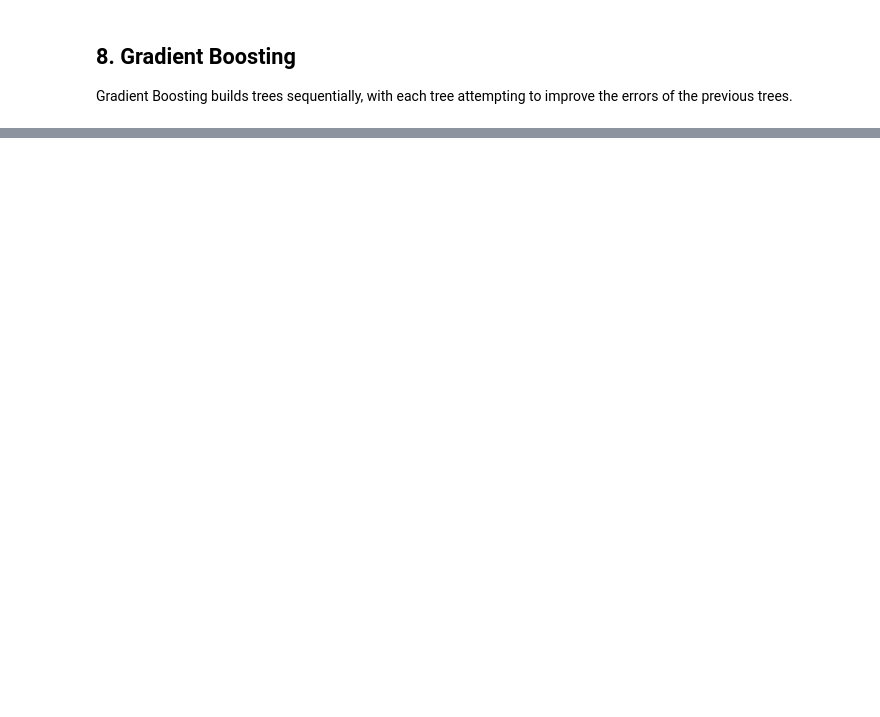
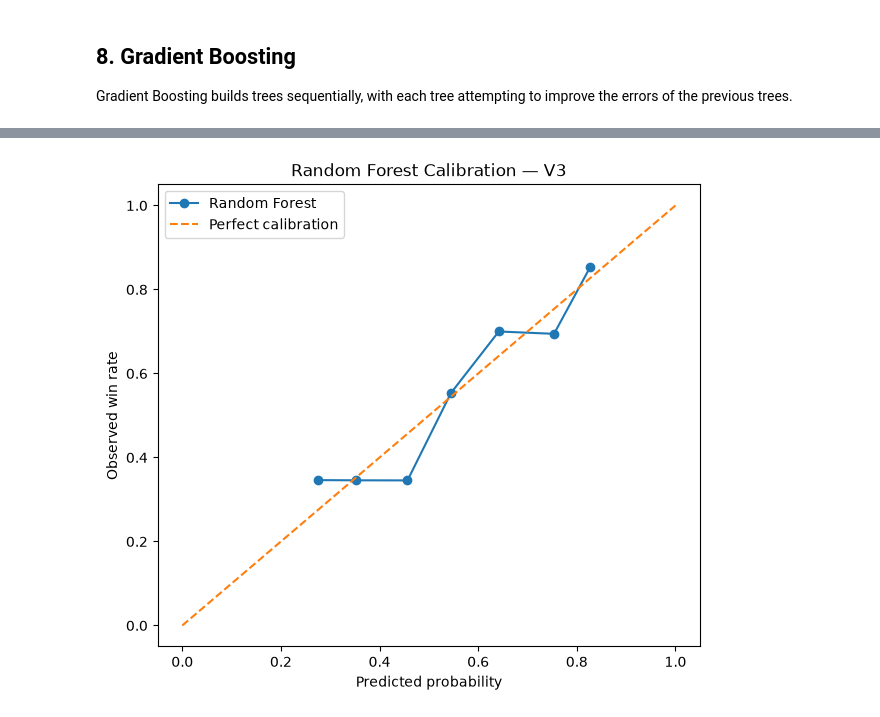
Before and after one commit to Joaquin2108/NFL-GamePredictor, a Jupyter notebook: Notebooks/modeling.ipynb, the cells around one changed output, grey strips where cells are left out. Saved outputs shown, nothing was run; the diff lists cells and outputs as text; code cells hidden in the pictures; blank space fills up the shorter version.

Commit message:
Modeling

```diff
--- a/Notebooks/modeling.ipynb
+++ b/Notebooks/modeling.ipynb
@@ -126,0 +155,8 @@ test_data = model_data.filter(
+# %%
+train_v3 = train_data.drop_nulls(subset=v3_features)
+validation_v3 = validation_data.drop_nulls(subset=v3_features)
+test_v3 = test_data.drop_nulls(subset=v3_features)
+
+print("Train V3:", train_v3.shape)
+print("Validation V3:", validation_v3.shape)
+print("Test V3:", test_v3.shape)
@@ -478,0 +537,10 @@ The next version will introduce efficiency-based features, including offensive a
+# %%
+# Train the final V3 Random Forest again
+rf_model = RandomForestClassifier(
+    n_estimators=300,
+    max_depth=6,
+    min_samples_leaf=10,
+    random_state=42
+)
+
+rf_model.fit(X_train_v3, y_train_v3)
@@ -478,0 +575,37 @@ The next version will introduce efficiency-based features, including offensive a
+# %%
+from sklearn.calibration import calibration_curve
+import matplotlib.pyplot as plt
+
+# Get final V3 RF probabilities
+rf_probs = rf_model.predict_proba(X_test_v3)[:, 1]
+
+prob_true, prob_pred = calibration_curve(
+    y_test_v3,
+    rf_probs,
+    n_bins=10,
+    strategy="uniform"
+)
+
+plt.figure(figsize=(7, 6))
+
+plt.plot(
+    prob_pred,
+    prob_true,
+    marker="o",
+    label="Random Forest"
+)
+
+plt.plot(
+    [0, 1],
+    [0, 1],
+    linestyle="--",
+    label="Perfect calibration"
+)
+
+plt.xlabel("Predicted probability")
+plt.ylabel("Observed win rate")
+plt.title("Random Forest Calibration — V3")
+plt.legend()
+plt.show()
+# %% [output]
+[figure, added]
```
Also changed, not shown: parts of 45 cells of this notebook.
